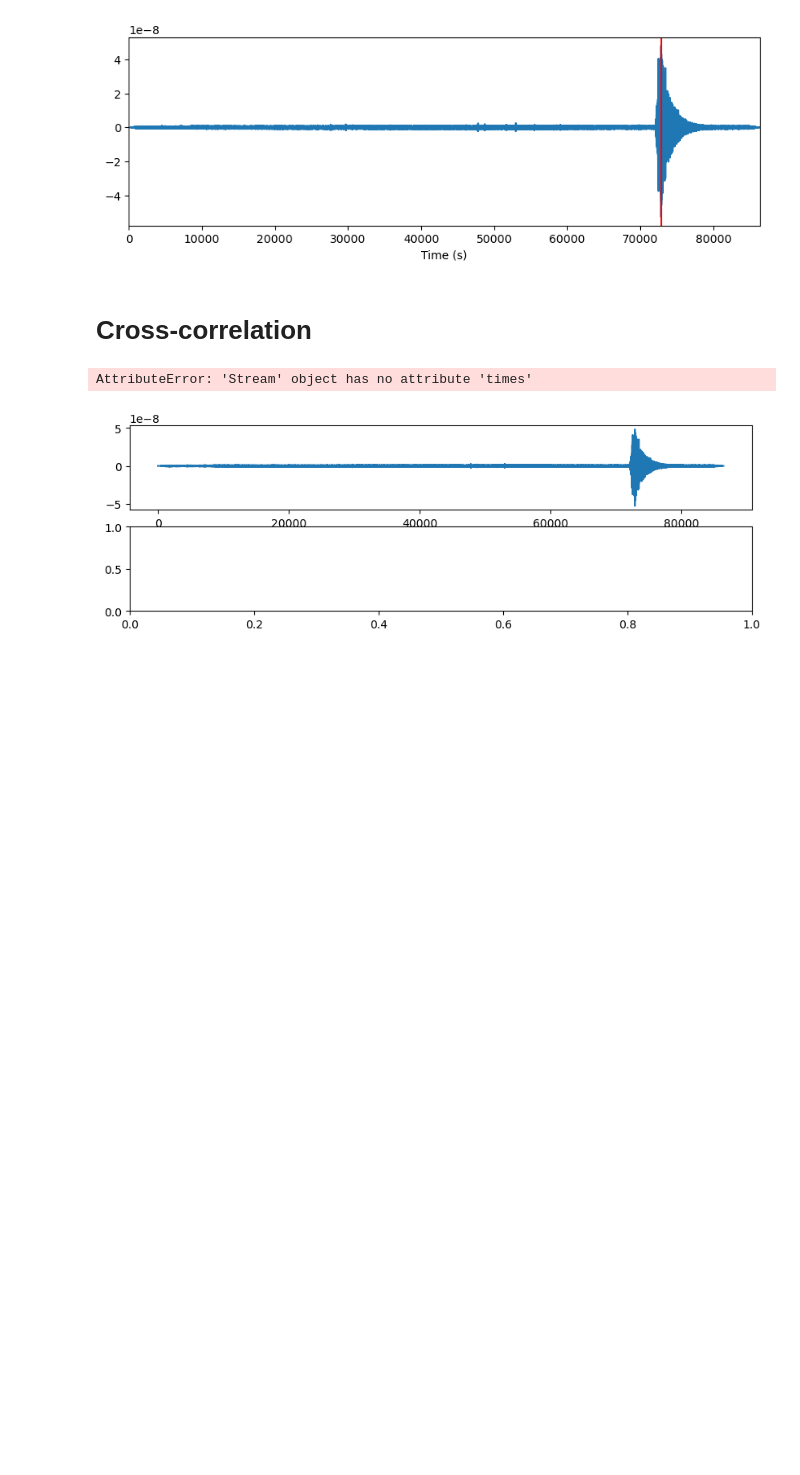
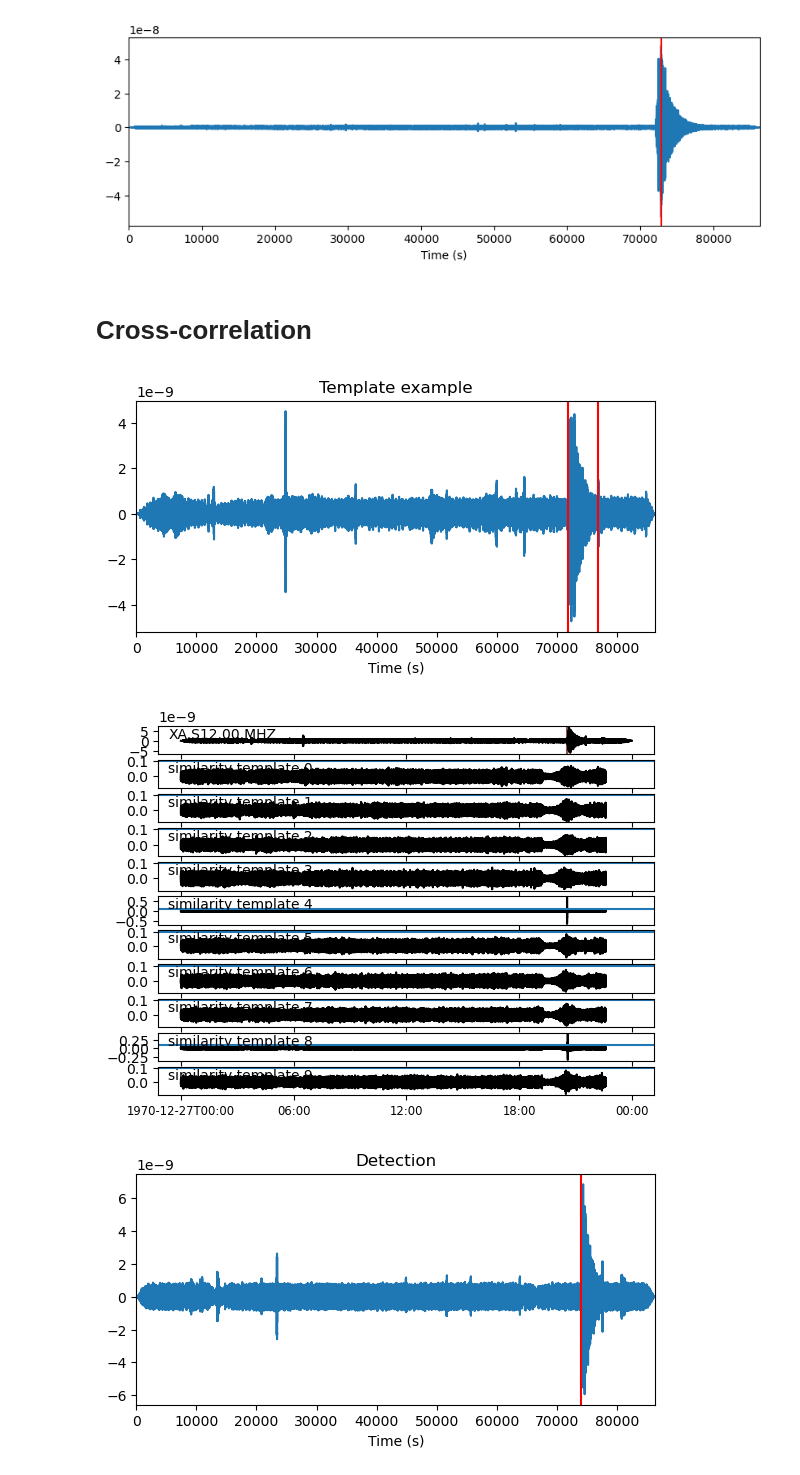
Before and after one commit to alexbeaulieu/skadra-space-apps-2024-notebooks, a Jupyter notebook: notebooks/DetectionAlgoDebug.ipynb, the cells around one changed output. Cells and saved outputs as stored; diff of their text form; code cells hidden in the pictures; blank space fills up the shorter version.

```diff
--- a/notebooks/DetectionAlgoDebug.ipynb
+++ b/notebooks/DetectionAlgoDebug.ipynb
@@ -269,48 +255,67 @@ if len(Idx[0]) > 0:
 # %%
 from obspy import read, UTCDateTime as UTC
 from obspy.signal.cross_correlation import correlation_detector
-templatefile = mseed_file
-template = read(templatefile)
 
-template_trace = template.traces[0].copy()
-template_times = template_trace.times()
-template_data = template_trace.data
+templates = []
+triminterval = 5000
 
-pick = UTC('1970-06-26T19:57:12.34')
-template.trim(pick, pick+5000)
+#Arbitrary amound of templates
+for i in range(10):
+        # Load template file
+        templateFilename = cat.iloc[i].filename
+        templateFullPath= f'{data_directory}{templateFilename}.mseed'
+        template = read(templateFullPath)
 
-height = 0.3 # threshold
-distance = 100 # time in seconds between detection
+        template_trace = template.traces[0].copy()
+        template_times = template_trace.times()
+        template_data = template_trace.data
+        template.filter('bandpass', freqmin=0.5, freqmax=3)
 
-#data_directory = './data/lunar/training/data/S12_GradeA/'
-#mseed_file2 = f'{data_directory}{test_filename}.mseed'
+        pick = UTC(cat.iloc[i][1])
+        template.trim(pick, pick + triminterval)
 
-mseed_fileAnalyze = templatefile
+        templates.append(template)
+
+# Example of a template
+fig,ax = plt.subplots(1,1,figsize=(6.7,3))
+plt.title('Template example')
+ax = plt.subplot(1, 1, 1)
+ax.plot(template_times, template_data)
+ax.set_xlim([min(template_times), max(template_times)])
+ax.set_xlabel('Time (s)')
+templatestarttimestamp = template_trace.stats['starttime'].timestamp
+begintrim = pick.timestamp - templatestarttimestamp
+endtrim = begintrim + triminterval
+ax.axvline(x = begintrim, color='red')
+ax.axvline(x = endtrim, color='red')
+
+# Analyze this file
+catalogfileindex = 13 #6 is the index in the example
+analyze_filename = cat.iloc[catalogfileindex].filename
+mseed_fileAnalyze = f'{data_directory}{analyze_filename}.mseed'
 stream = read(mseed_fileAnalyze)
 
-#detections, sims = correlation_detector(stream, template, height, distance, plot=stream)
-detections, sims = correlation_detector(stream, template, height, distance)
+height = 0.1 # threshold
+distance = triminterval # time in seconds between detection
+detections, sims = correlation_detector(stream, templates, height, distance, plot=stream)
 
-fig,ax = plt.subplots(2,1,figsize=(10,3))
-#Template data
-ax = plt.subplot(2, 1, 1)
-ax.plot(template_times, template_data)
-ax.set_xlim([min(template.times), max(template.times)])
-ax.set_xlabel('Time (s)')
-
+#Plot detection
+fig,ax = plt.subplots(1,1,figsize=(6.7,3))
+plt.title('Detection')
 detect_trace = stream.traces[0].copy()
-detect_time = detect_trace.time()
+detect_time = detect_trace.times()
 detect_data = detect_trace.data
 
-ax2 = plt.subplot(2, 1, 2)
-ax2.plot(detect_time, detect_data)
-ax2.set_xlim([min(detect_time), max(detect_time)])
-ax2.set_xlabel('Time (s)')
+ax = plt.subplot(1, 1, 1)
+ax.plot(detect_time, detect_data)
+ax.set_xlim([min(detect_time), max(detect_time)])
+ax.set_xlabel('Time (s)')
 
 BeginTime = detect_trace.stats['starttime'].timestamp
 for detection in detections:
         reltime = detection['time'].timestamp - BeginTime
-        ax2.axvline(x = reltime, color='red')
+        ax.axvline(x = reltime, color='red')
 # %% [output]
-AttributeError: 'Stream' object has no attribute 'times'
-[figure, old version]
+[figure, new version]
+[figure, added]
+[figure, added]
```
Also changed, not shown: parts of 9 cells of this notebook.
